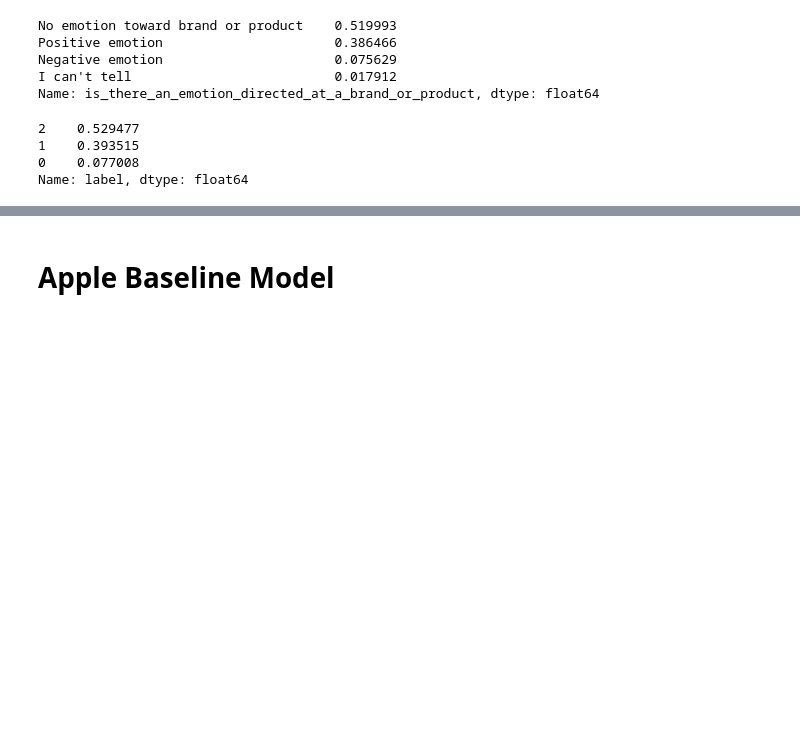
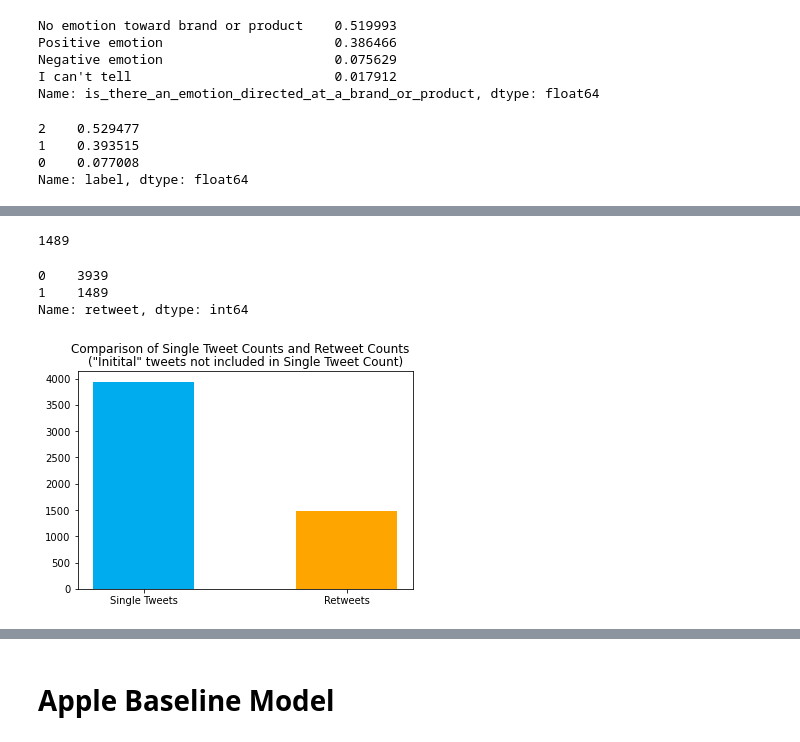
Before and after one commit to kelsklane/Apple_Tweet_Sentiment_NLP, a Jupyter notebook: jupyters/kelsey_notebook.ipynb, the cells around one changed output, grey strips where cells are left out. Cells and saved outputs as stored; diff of their text form; code cells hidden in the pictures; blank space fills up the shorter version.

Commit message:
Retweet Plots Added

```diff
--- a/jupyters/kelsey_notebook.ipynb
+++ b/jupyters/kelsey_notebook.ipynb
@@ -1285,3 +1061,8 @@ tweets.label.value_counts(normalize = True)
 1    0.393515
 0    0.077008
 Name: label, dtype: float64
+# %%
+retweets = tweets.copy()
+retweets['tweet_text'] = retweets['tweet_text'].str.lower()
+retweets['tweet_text'].value_counts()
+retweets.head(5)
@@ -1287,0 +1076,40 @@ Name: label, dtype: float64
+# %%
+# This is making a new column indicating if a line is a retweet or not
+# tweets are scanned for "rt" to identify them as retweets
+
+counter=0
+retweet_list = []
+
+for i in retweets['tweet_text']:
+    rt = False
+    if i.startswith('rt ') or ' rt ' in i or (i.endswith(' rt')):
+        rt = True
+    for pos in [' rt.',' rt, ']:
+        if pos in i:
+            rt = True
+    if rt:
+        retweet_list.append(1)
+        counter += 1
+    else:
+        retweet_list.append(0)
+
+retweets['retweet'] = retweet_list
+print(counter)
+retweets['retweet'].value_counts()
+# %% [output]
+1489
+0    3939
+1    1489
+Name: retweet, dtype: int64
+# %%
+single_tweets_ct = len([0 for i in retweets['retweet'] if i == 0])
+retweets_ct = len([1 for i in retweets['retweet'] if i == 1])
+# %%
+retweets_ratio = retweets_ct / (retweets_ct + single_tweets_ct)
+tweets_ratio_plot = [single_tweets_ct, retweets_ct]
+x_labels = ['Single Tweets', 'Retweets']
+plt.bar(x=x_labels, height=tweets_ratio_plot, width = 0.5, color=['#00ACEE','orange'])
+plt.suptitle('Comparison of Single Tweet Counts and Retweet Counts')
+plt.title('("Initital" tweets not included in Single Tweet Count)');
+# %% [output]
+[figure, added]
```
Also changed, not shown: parts of 59 cells of this notebook.
